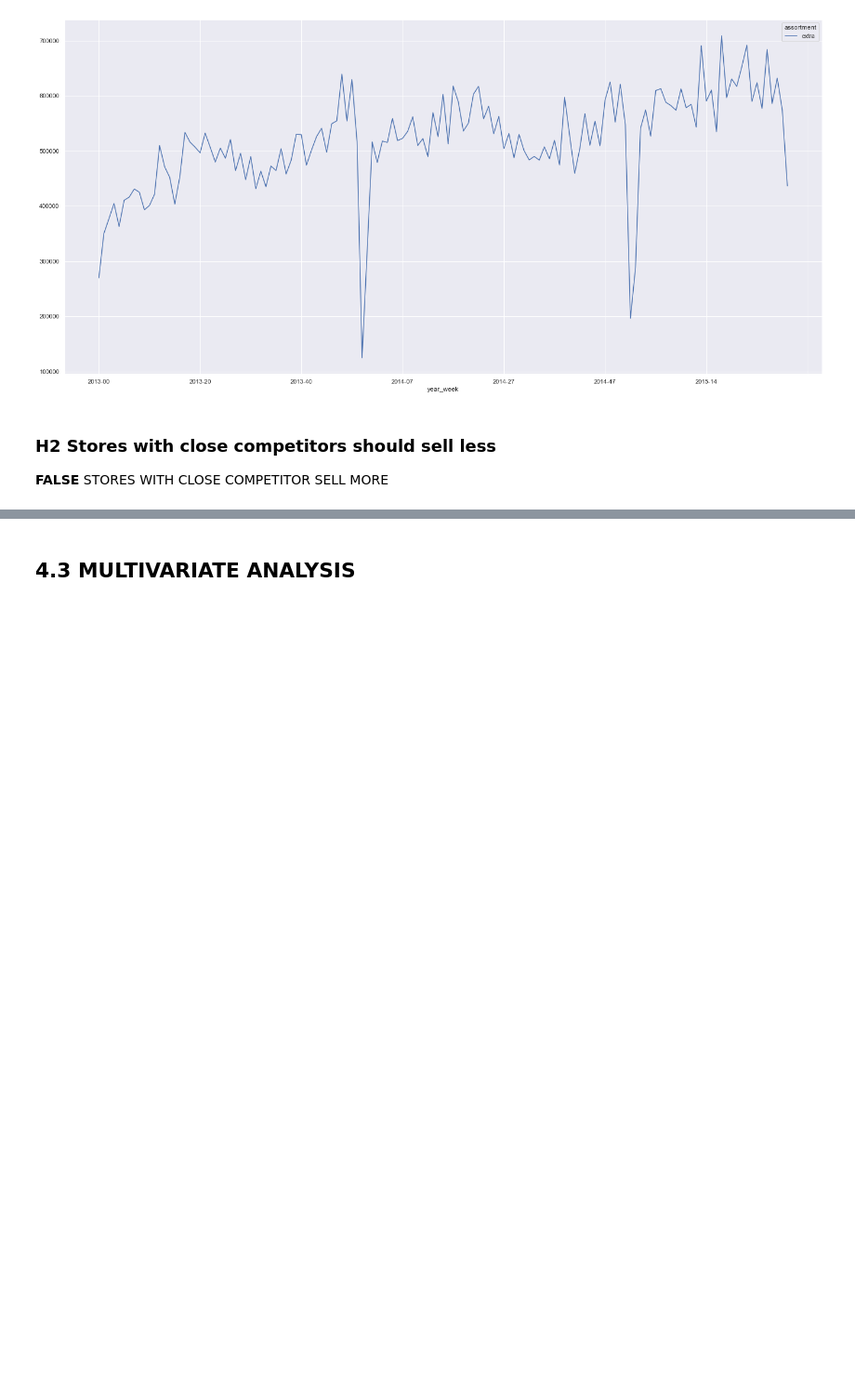
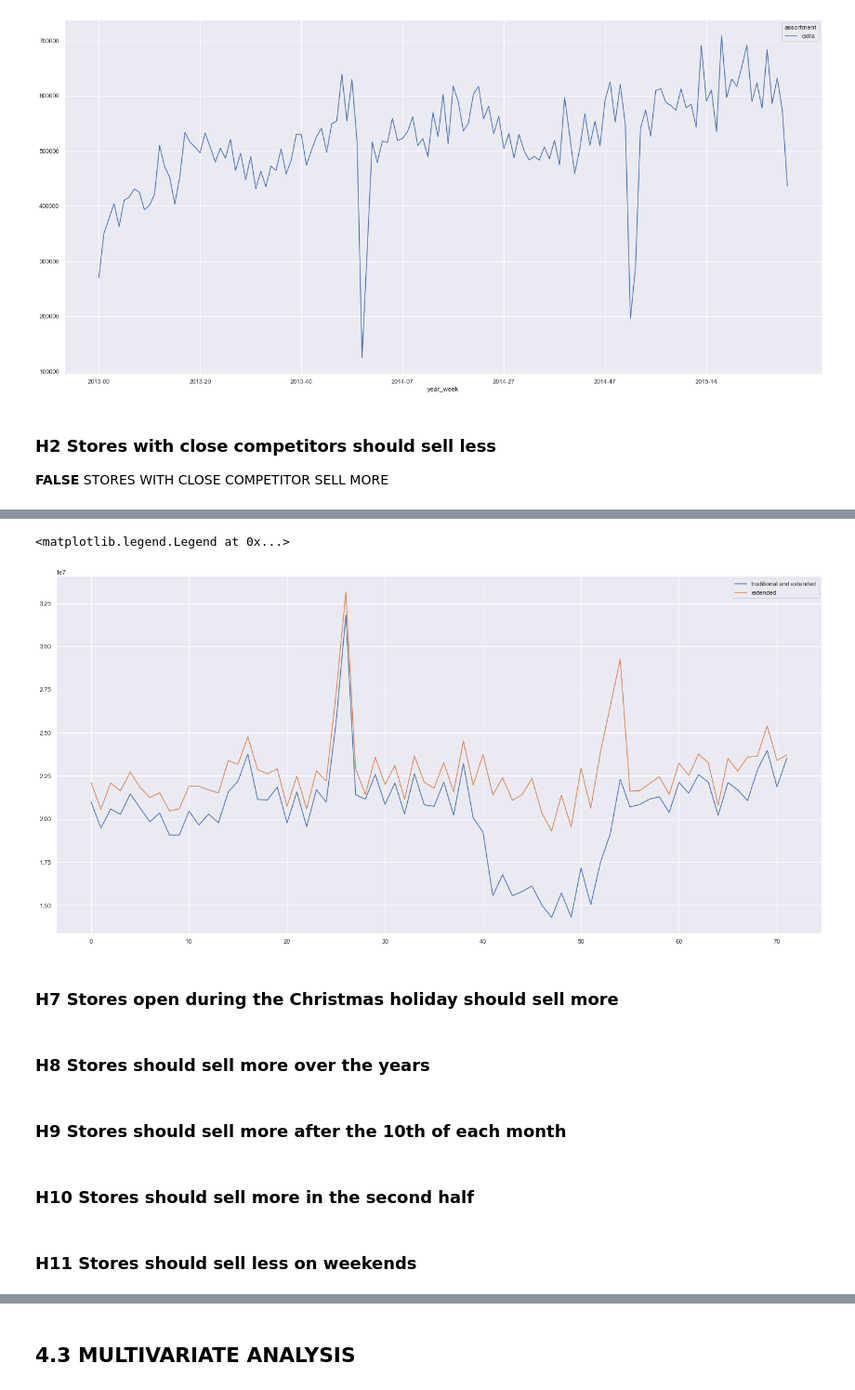
Before and after one commit to 70HNM4C13L/rossmann_store_sales, a Jupyter notebook: m04_01_store-sales_predction.ipynb, the cells around one changed output, grey strips where cells are left out. Shown at 93% size. Saved outputs shown, nothing was run; the diff lists cells and outputs as text; code cells hidden in the pictures; blank space fills up the shorter version.

```diff
--- a/m04_01_store-sales_predction.ipynb
+++ b/m04_01_store-sales_predction.ipynb
@@ -428,0 +482,19 @@ sns.heatmap(aux1.corr(method= 'pearson'), annot= True);
+# %%
+aux1 = df4[(df4['promo'] == 1) & (df4['promo2'] == 1)][['year_week','sales']].groupby('year_week').sum().reset_index()
+ax = aux1.plot();
+aux2 = df4[(df4['promo'] == 1) & (df4['promo2'] == 0)][['year_week','sales']].groupby('year_week').sum().reset_index()
+aux2.plot(ax=ax);
+ax.legend(labels = (['traditional and extended','extended']))
+# %% [output]
+<matplotlib.legend.Legend at 0x...>
+[figure, added]
+# %% [markdown]
+### H7 Stores open during the Christmas holiday should sell more
+# %% [markdown]
+### H8 Stores should sell more over the years
+# %% [markdown]
+### H9 Stores should sell more after the 10th of each month
+# %% [markdown]
+### H10 Stores should sell more in the second half
+# %% [markdown]
+### H11 Stores should sell less on weekends
```
Also changed, not shown: parts of 15 cells of this notebook.
